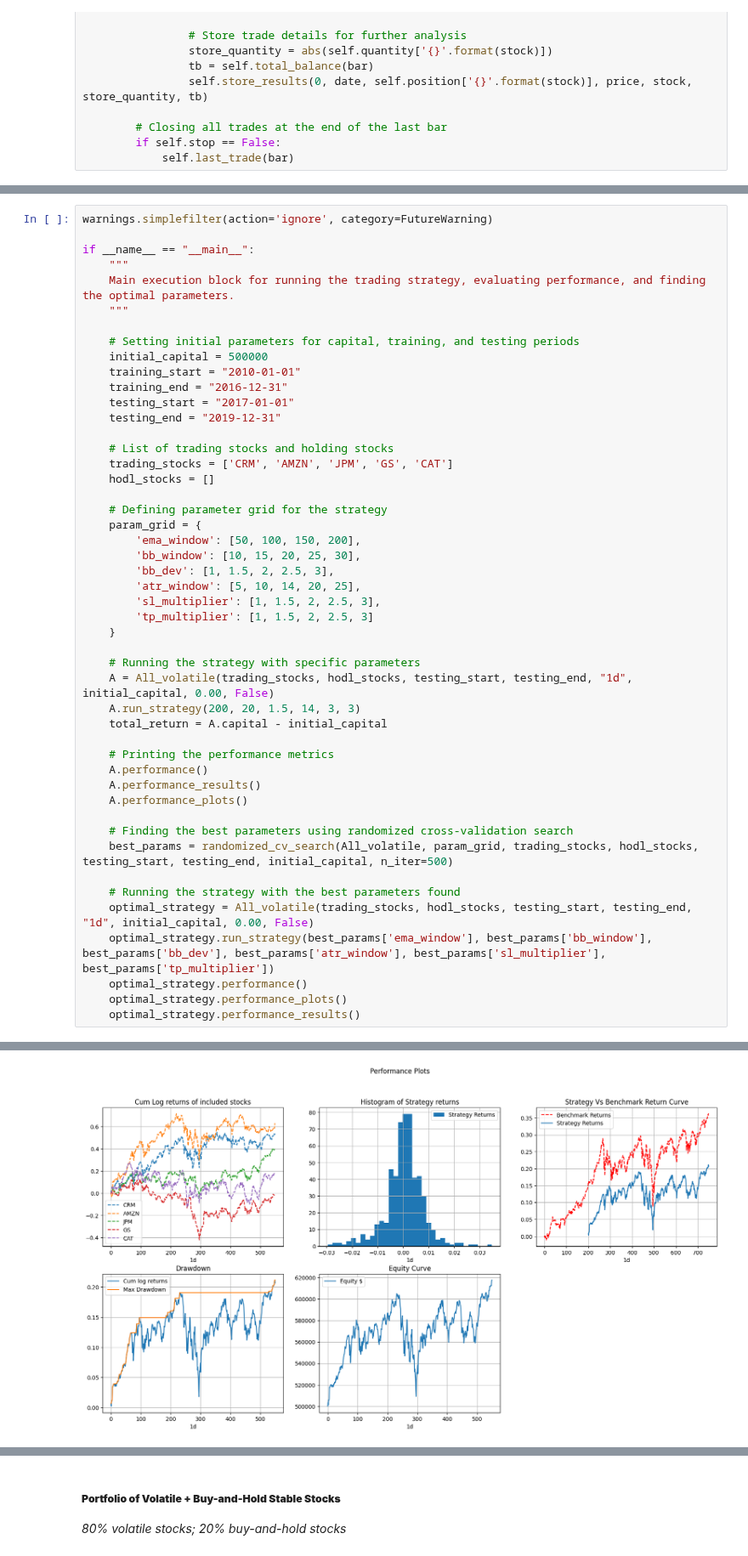
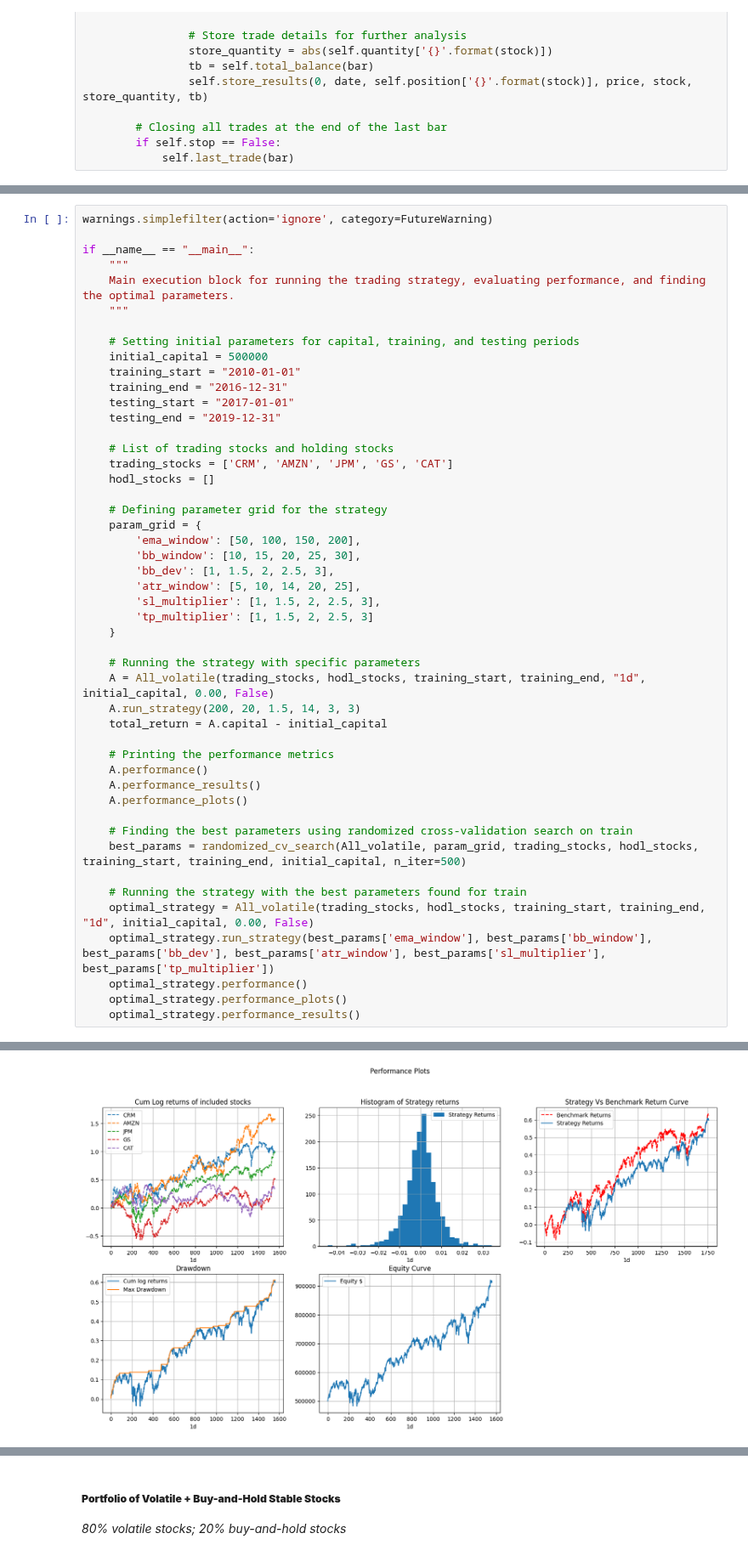
Before and after one commit to pehper/IS4226, a Jupyter notebook: final_strategy.ipynb, the cells around one changed output, grey strips where cells are left out. Shown at 85% size. Cells and saved outputs as stored; diff of their text form.

Commit message:
Testing period

```diff
--- a/final_strategy.ipynb
+++ b/final_strategy.ipynb
@@ -682,7 +687,7 @@ if __name__ == "__main__":
     }
 
     # Running the strategy with specific parameters
-    A = All_volatile(trading_stocks, hodl_stocks, testing_start, testing_end, "1d", initial_capital, 0.00, False)
+    A = All_volatile(trading_stocks, hodl_stocks, training_start, training_end, "1d", initial_capital, 0.00, False)
     A.run_strategy(200, 20, 1.5, 14, 3, 3)
     total_return = A.capital - initial_capital
 
@@ -691,11 +696,11 @@ if __name__ == "__main__":
     A.performance_results()
     A.performance_plots()
 
-    # Finding the best parameters using randomized cross-validation search
-    best_params = randomized_cv_search(All_volatile, param_grid, trading_stocks, hodl_stocks, testing_start, testing_end, initial_capital, n_iter=500)
+    # Finding the best parameters using randomized cross-validation search on train
+    best_params = randomized_cv_search(All_volatile, param_grid, trading_stocks, hodl_stocks, training_start, training_end, initial_capital, n_iter=500)
 
-    # Running the strategy with the best parameters found
-    optimal_strategy = All_volatile(trading_stocks, hodl_stocks, testing_start, testing_end, "1d", initial_capital, 0.00, False)
+    # Running the strategy with the best parameters found for train
+    optimal_strategy = All_volatile(trading_stocks, hodl_stocks, training_start, training_end, "1d", initial_capital, 0.00, False)
     optimal_strategy.run_strategy(best_params['ema_window'], best_params['bb_window'], best_params['bb_dev'], best_params['atr_window'], best_params['sl_multiplier'], best_params['tp_multiplier'])
     optimal_strategy.performance()
     optimal_strategy.performance_plots()
@@ -720,4 +725,4 @@ The total trades taken by the strategy: 380
 ==================================================
-[figure, old version]
+[figure, new version]
 ==================================================
 Performance Metrics for Benchmark
```
Also changed, not shown: parts of 9 cells of this notebook.
